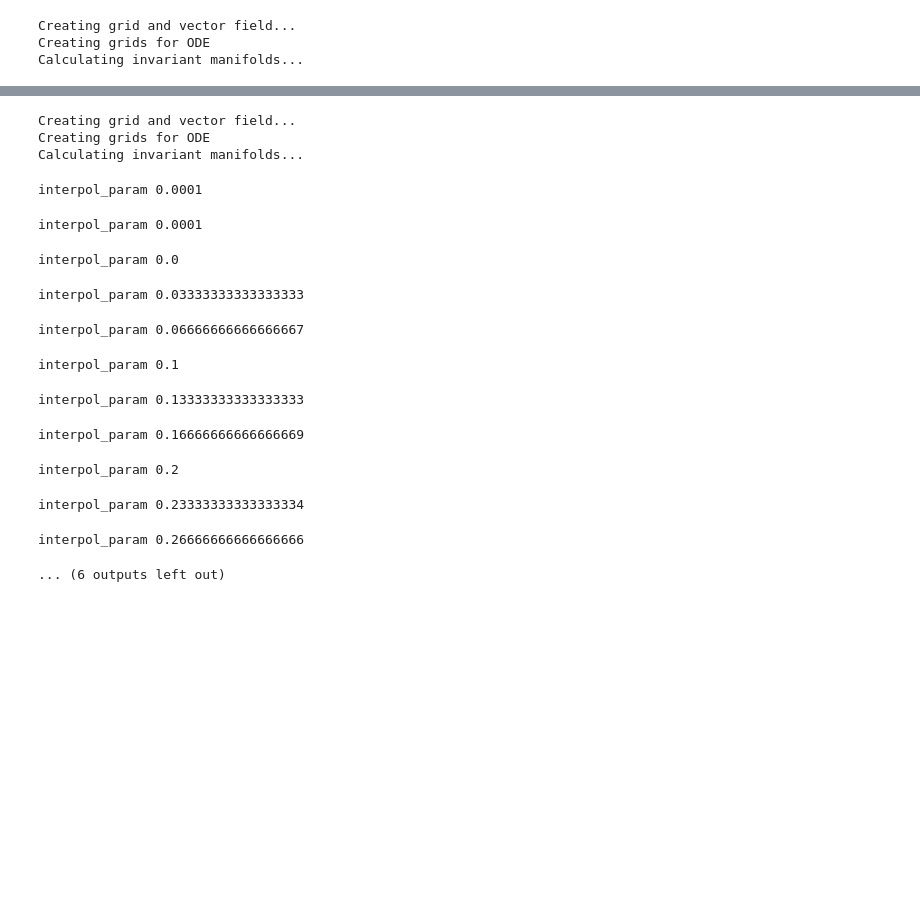
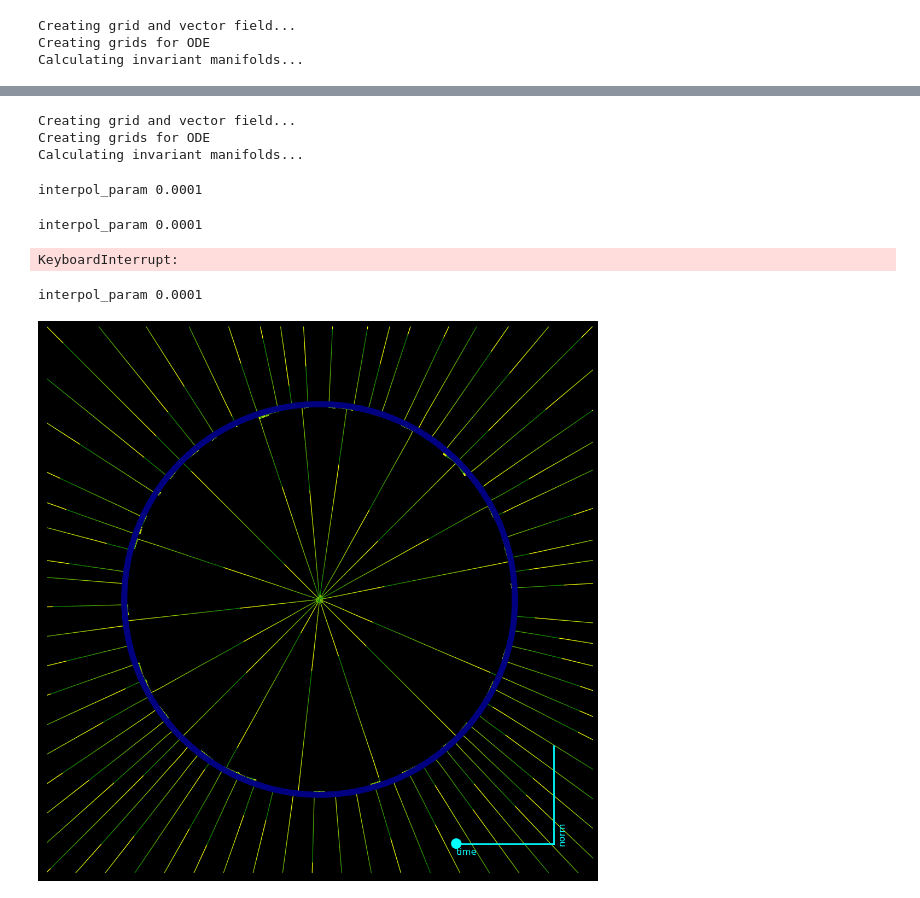
Before and after one commit to Asagodi/topological_diversity, a Jupyter notebook: Stability/videos/vector_field_animation.ipynb, the cells around one changed output, grey strips where cells are left out. Cells and saved outputs as stored; diff of their text form; code cells hidden in the pictures; blank space fills up the shorter version.

```diff
--- a/Stability/videos/vector_field_animation.ipynb
+++ b/Stability/videos/vector_field_animation.ipynb
@@ -902,20 +914,13 @@ im_i: 9
 # %%
-# random_seed = 245
-# U_pert, V_pert, perturb_u, perturb_v,  grid_u, grid_v, perturb_grid_u, perturb_grid_v, full_grid_u, full_grid_v, inv_mans = get_all(random_seed, norm=0.2, n_pert_steps=15*2)
-# animate_perturbation_cycle(random_seed, U_pert, V_pert, inv_mans, framesperstep, n_pert_steps, start_end_seconds, total_number_of_steps, min_val_plot, fps=fps)
+random_seed = 121
+U_pert, V_pert, perturb_u, perturb_v,  grid_u, grid_v, perturb_grid_u, perturb_grid_v, full_grid_u, full_grid_v, inv_mans = get_all(random_seed, norm=0.2, n_pert_steps=15*2, add_limit_cycle=True)
+animate_perturbation_cycle(random_seed, U_pert, V_pert, inv_mans, framesperstep, n_pert_steps, start_end_seconds, total_number_of_steps, min_val_plot, fps=fps)
 # %% [output]
 Creating grid and vector field...
 Creating grids for ODE
 Calculating invariant manifolds...
 interpol_param 0.0001
 interpol_param 0.0001
-interpol_param 0.0
+KeyboardInterrupt:
-interpol_param 0.03333333333333333
+interpol_param 0.0001
-interpol_param 0.06666666666666667
-interpol_param 0.1
-interpol_param 0.13333333333333333
-interpol_param 0.16666666666666669
-interpol_param 0.2
-interpol_param 0.23333333333333334
-interpol_param 0.26666666666666666
-... (6 outputs left out)
+[figure, added]
```
Also changed, not shown: parts of 12 cells of this notebook.
